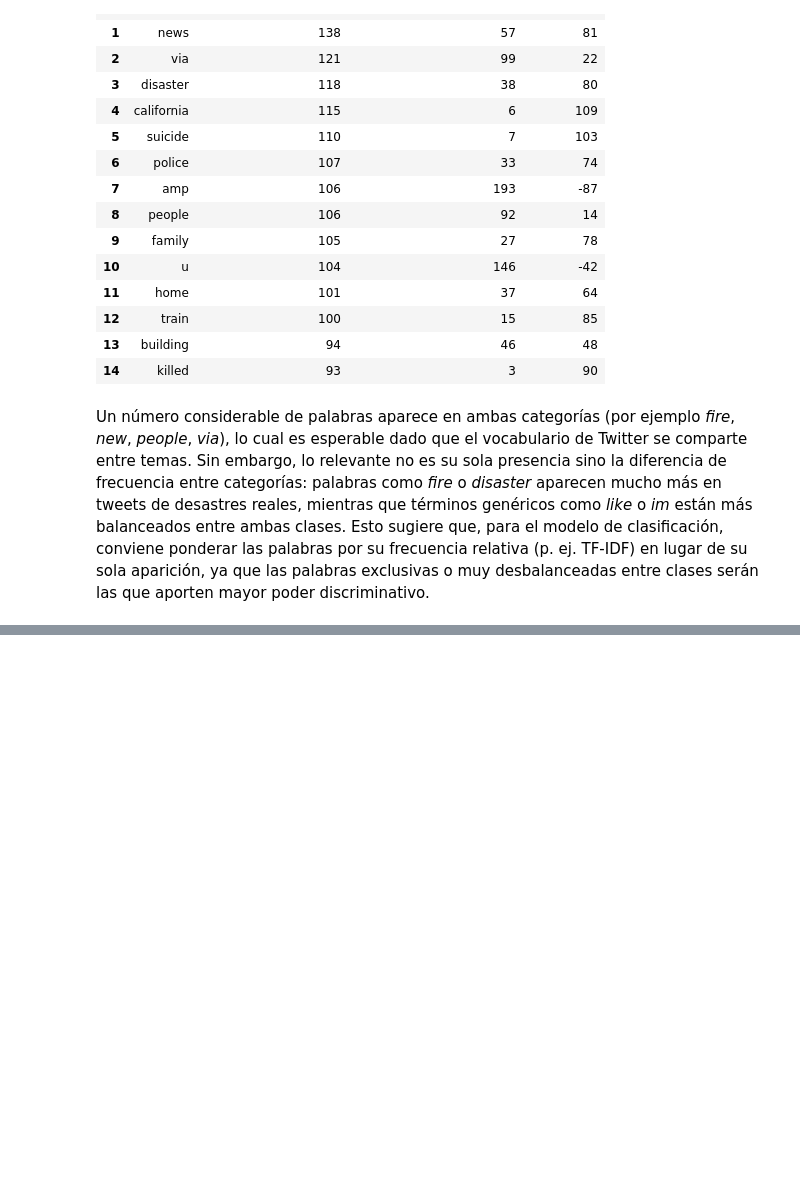
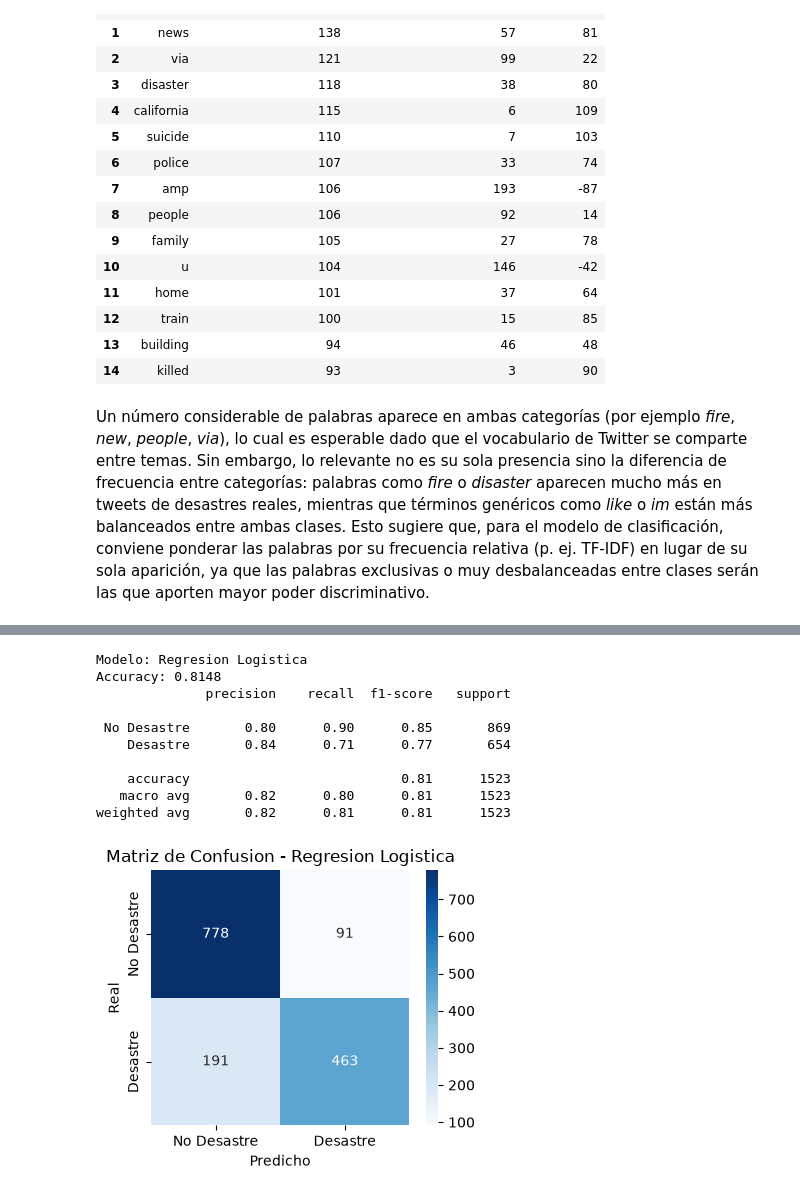
Before and after one commit to CindyGualim/Lab05-DataScience, a Jupyter notebook: Laboratorio_5_Mineria_Textos-checkpoint.ipynb, the cells around one changed output, grey strips where cells are left out. Cells and saved outputs as stored; diff of their text form; code cells hidden in the pictures; blank space fills up the shorter version.

```diff
--- a/Laboratorio_5_Mineria_Textos-checkpoint.ipynb
+++ b/Laboratorio_5_Mineria_Textos-checkpoint.ipynb
@@ -602,0 +817,17 @@ Un número considerable de palabras aparece en ambas categorías (por ejemplo *f
+# %%
+# Modelo 3: Regresion Logistica
+modelo_lr = LogisticRegression(max_iter=1000, random_state=42)
+modelo_lr.fit(X_train_tfidf, y_train)
+evaluar_modelo('Regresion Logistica', modelo_lr, X_test_tfidf, y_test)
+# %% [output]
+Modelo: Regresion Logistica
+Accuracy: 0.8148
+              precision    recall  f1-score   support
+
+ No Desastre       0.80      0.90      0.85       869
+    Desastre       0.84      0.71      0.77       654
+
+    accuracy                           0.81      1523
+   macro avg       0.82      0.80      0.81      1523
+weighted avg       0.82      0.81      0.81      1523
+[figure, added]
```
Also changed, not shown: parts of 14 cells of this notebook.
